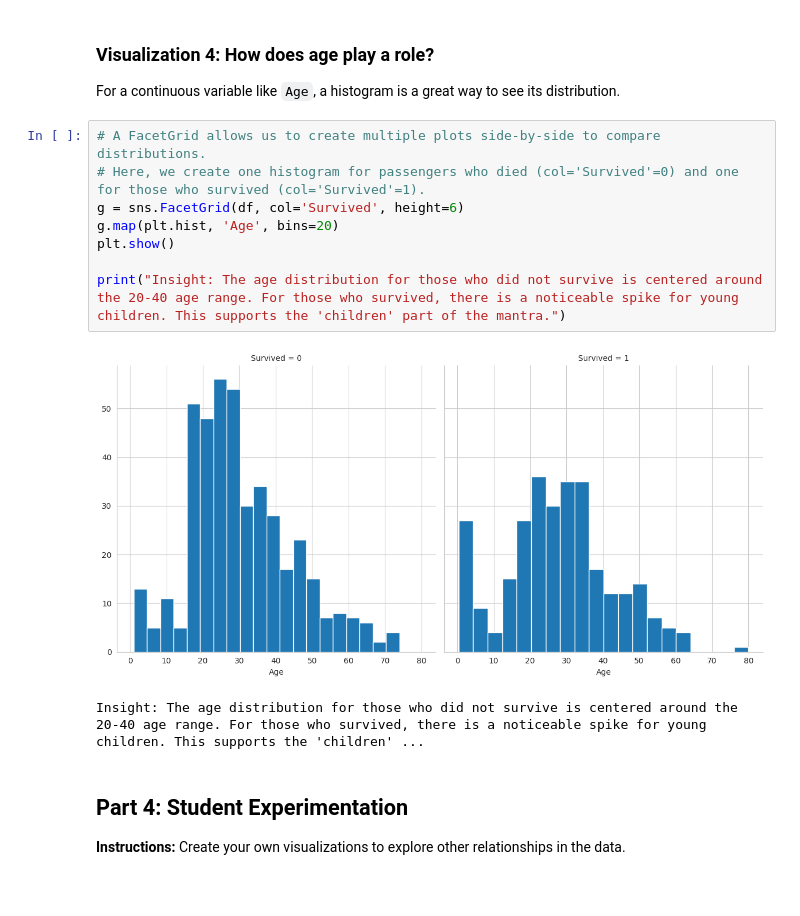
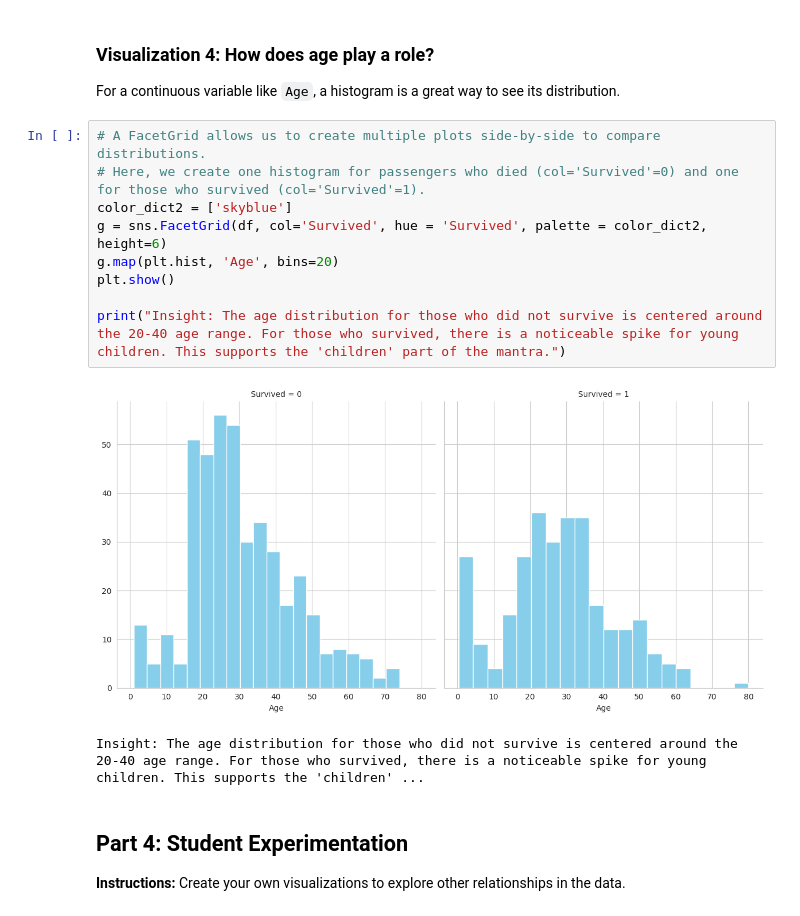
Before and after one commit to CeZa18/ITAI-1371-ML-Labs, a Jupyter notebook: L04_CesarZaldivar_ITAI1371.ipynb, the cells around one changed output. Saved outputs shown, nothing was run; the diff lists cells and outputs as text.

```diff
--- a/L04_CesarZaldivar_ITAI1371.ipynb
+++ b/L04_CesarZaldivar_ITAI1371.ipynb
@@ -138,13 +139,14 @@ For a continuous variable like `Age`, a histogram is a great way to see its dist
 # %%
 # A FacetGrid allows us to create multiple plots side-by-side to compare distributions.
 # Here, we create one histogram for passengers who died (col='Survived'=0) and one for those who survived (col='Survived'=1).
-g = sns.FacetGrid(df, col='Survived', height=6)
+color_dict2 = ['skyblue']
+g = sns.FacetGrid(df, col='Survived', hue = 'Survived', palette = color_dict2, height=6)
 g.map(plt.hist, 'Age', bins=20)
 plt.show()
 
 print("Insight: The age distribution for those who did not survive is centered around the 20-40 age range. For those who survived, there is a noticeable spike for young children. This supports the 'children' part of the mantra.")
 # %% [output]
-[figure, old version]
+[figure, new version]
 Insight: The age distribution for those who did not survive is centered around the 20-40 age range. For those who survived, there is a noticeable spike for young children. This supports the 'children' ...
 # %% [markdown]
 ## Part 4: Student Experimentation
```
Also changed, not shown: parts of 6 cells of this notebook.
